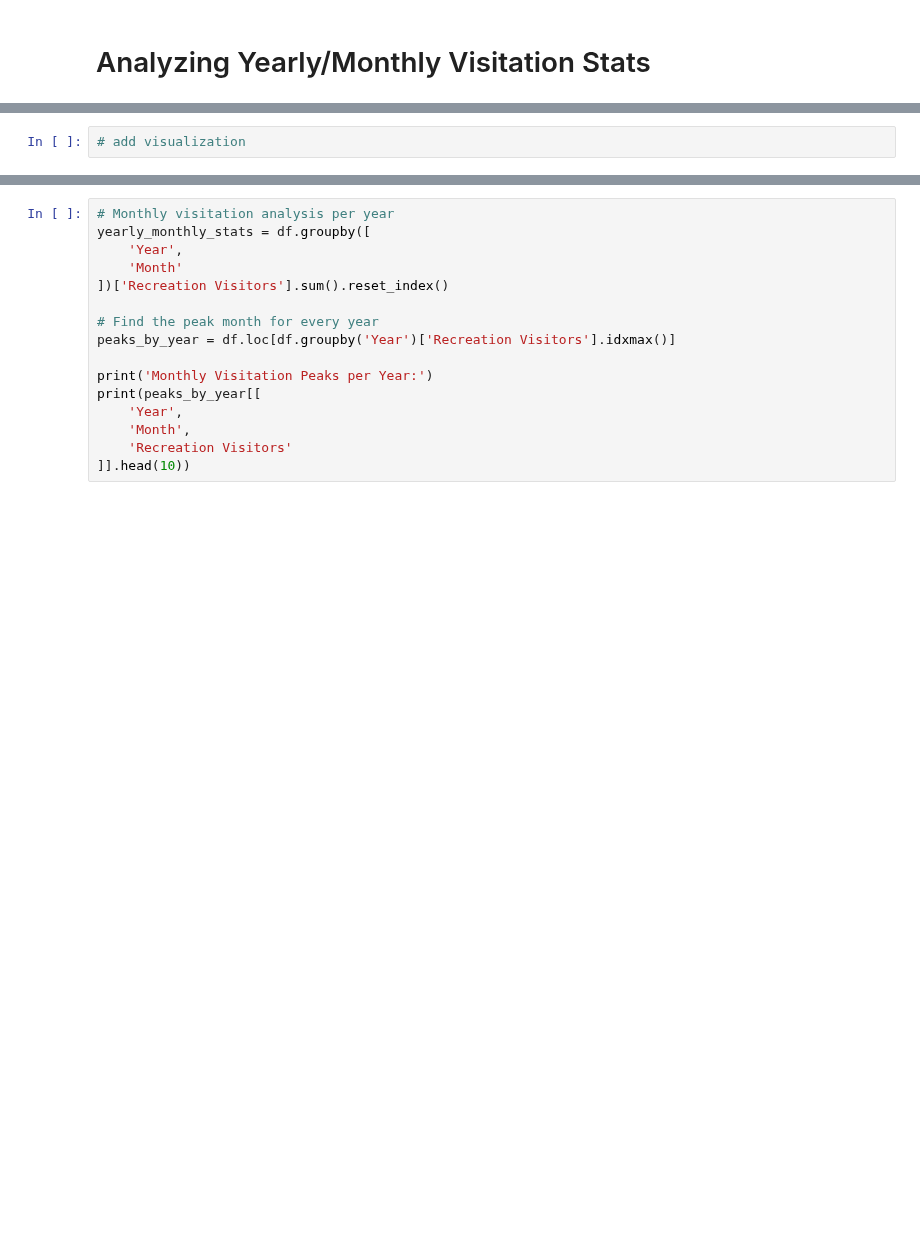
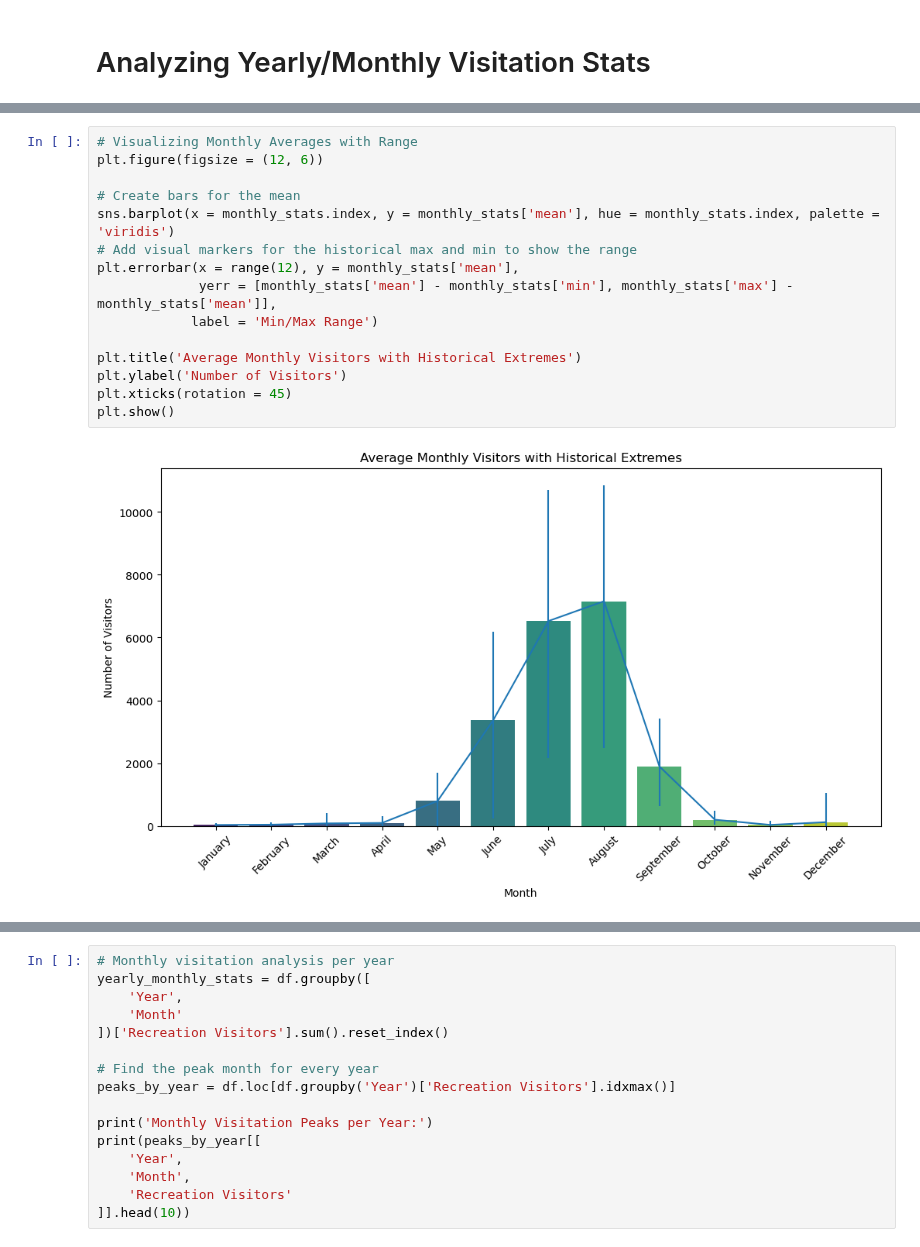
Before and after one commit to Lydia-Tembreull/UN5550Sp26_Final_Project, a Jupyter notebook: UN5550_Final_Project.ipynb, the cells around one changed output, grey strips where cells are left out. Drawn from its saved outputs; the diff is of its cells as text; blank space fills up the shorter version.

Commit message:
Completed Visitation Plots and Added Markdown Cells

```diff
--- a/UN5550_Final_Project.ipynb
+++ b/UN5550_Final_Project.ipynb
@@ -442,4 +476,19 @@ October      32    474   196.347826
 November      0    154    31.086957
 December      0   1058   117.717391
 # %%
-# add visualization
+# Visualizing Monthly Averages with Range
+plt.figure(figsize = (12, 6))
+
+# Create bars for the mean
+sns.barplot(x = monthly_stats.index, y = monthly_stats['mean'], hue = monthly_stats.index, palette = 'viridis')
+# Add visual markers for the historical max and min to show the range
+plt.errorbar(x = range(12), y = monthly_stats['mean'],
+             yerr = [monthly_stats['mean'] - monthly_stats['min'], monthly_stats['max'] - monthly_stats['mean']],
+            label = 'Min/Max Range')
+
+plt.title('Average Monthly Visitors with Historical Extremes')
+plt.ylabel('Number of Visitors')
+plt.xticks(rotation = 45)
+plt.show()
+# %% [output]
+[figure, added]
```
Also changed, not shown: parts of 55 cells of this notebook.
